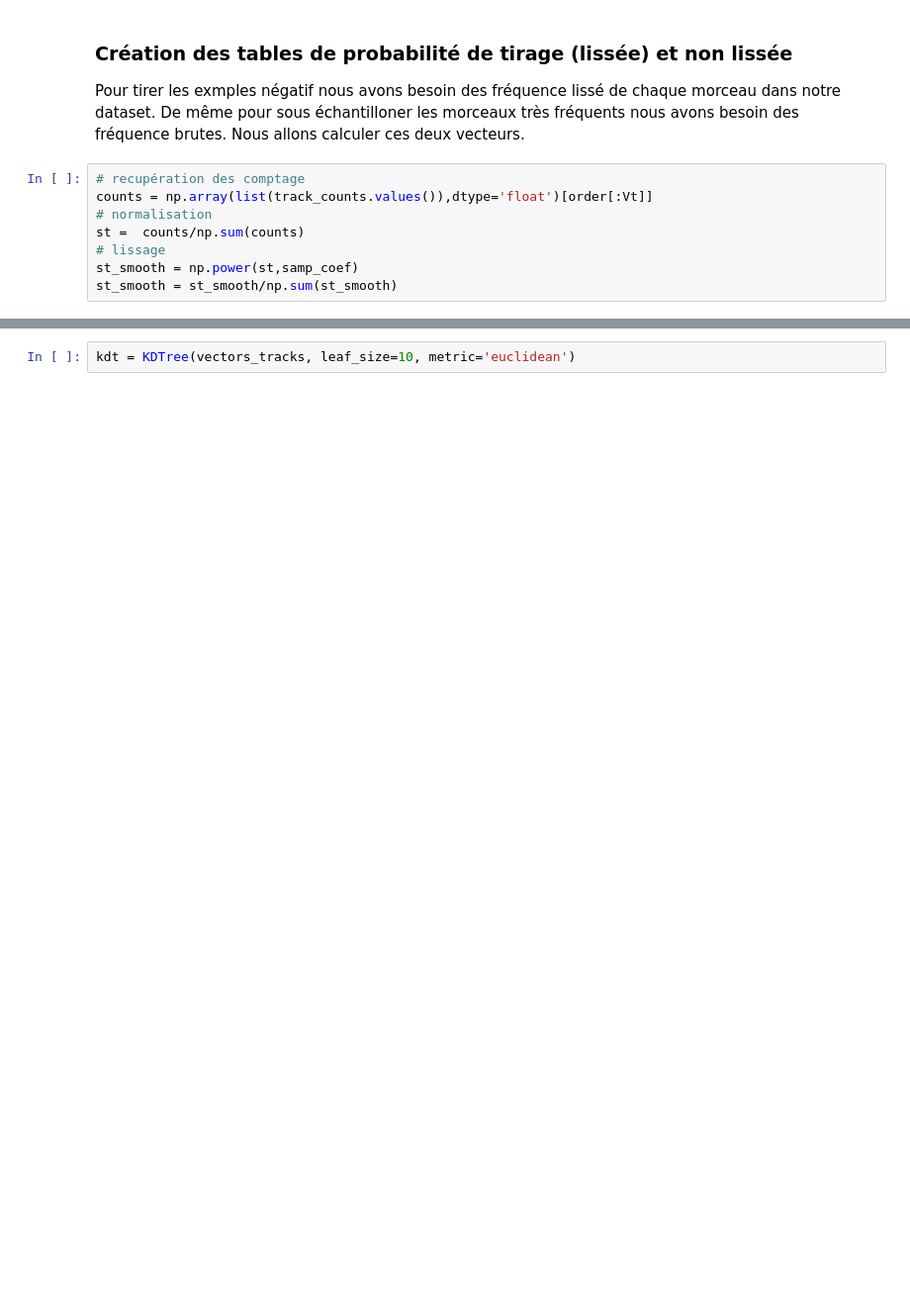
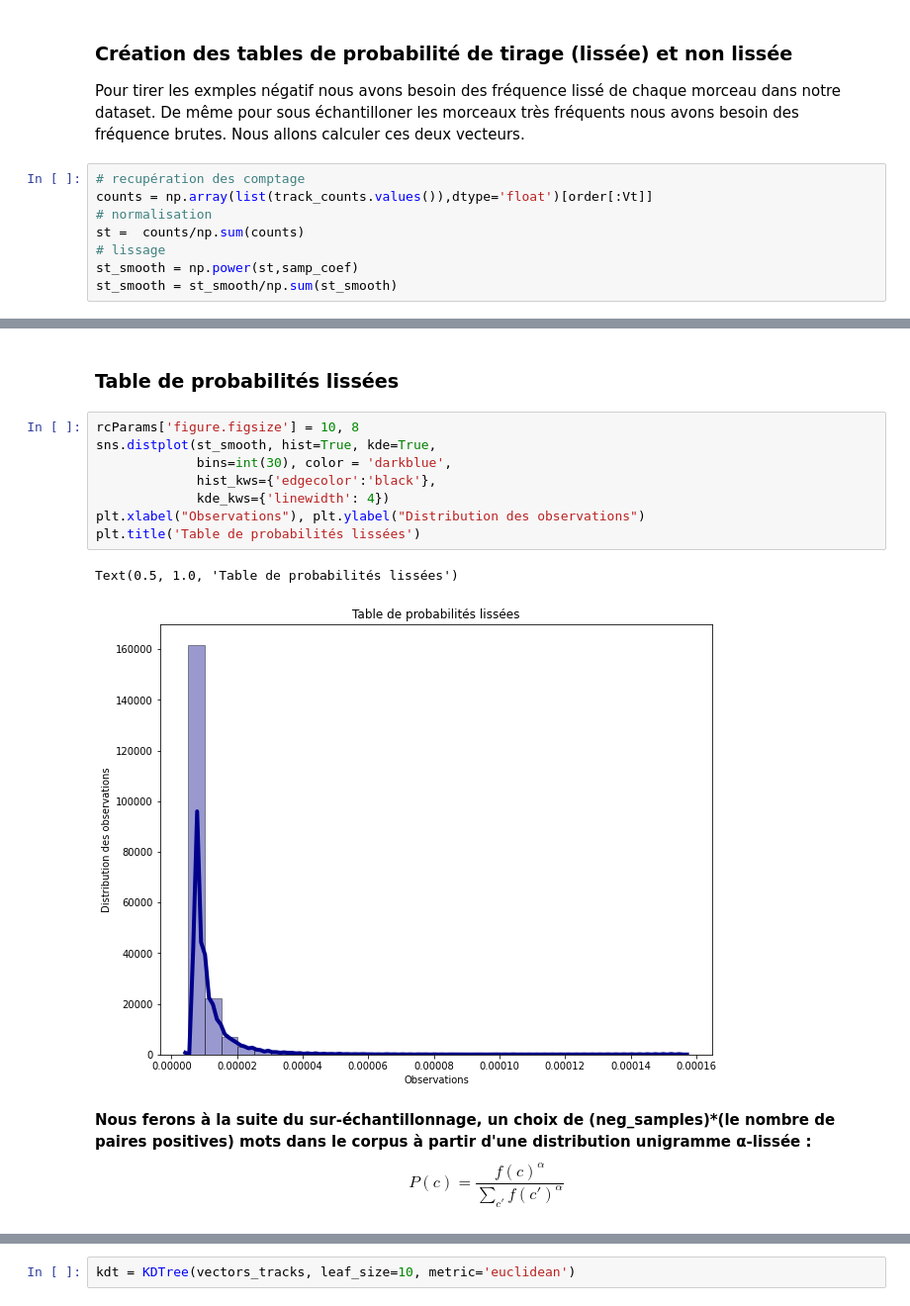
Before and after one commit to medelmaimouni/track2vec, a Jupyter notebook: track2vec.ipynb, the cells around one changed output, grey strips where cells are left out. Shown: that part at 99% size. Saved outputs shown, nothing was run; the diff lists cells and outputs as text; blank space fills up the shorter version.

```diff
--- a/track2vec.ipynb
+++ b/track2vec.ipynb
@@ -114,0 +135,18 @@ st_smooth = st_smooth/np.sum(st_smooth)
+# %% [markdown]
+### Table de probabilités lissées
+# %%
+rcParams['figure.figsize'] = 10, 8
+sns.distplot(st_smooth, hist=True, kde=True,
+             bins=int(30), color = 'darkblue',
+             hist_kws={'edgecolor':'black'},
+             kde_kws={'linewidth': 4})
+plt.xlabel("Observations"), plt.ylabel("Distribution des observations")
+plt.title('Table de probabilités lissées')
+# %% [output]
+Text(0.5, 1.0, 'Table de probabilités lissées')
+[figure, added]
+# %% [markdown]
+**Nous ferons à la suite du sur-échantillonnage, un choix de (neg_samples)*(le nombre de paires positives) mots dans le corpus à partir d'une distribution unigramme α-lissée :**
+$$
+P(c) = \frac{f(c)^{\alpha}}{\sum_{c'}f(c')^{\alpha}}
+$$
```
Also changed, not shown: parts of 85 cells of this notebook, 2 other files.
